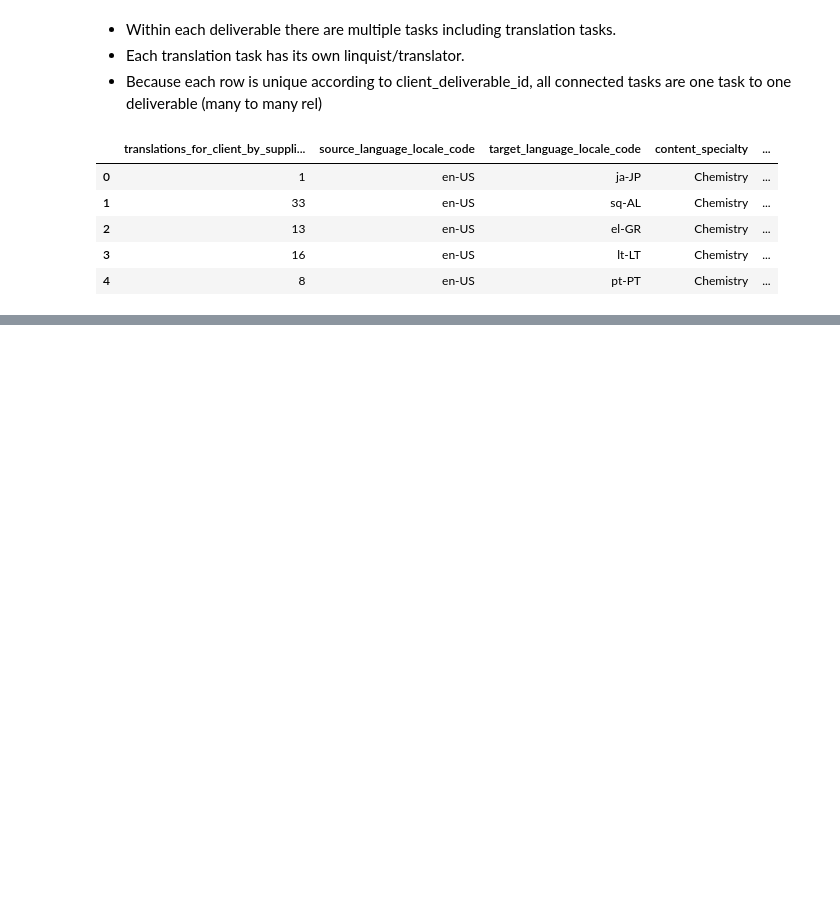
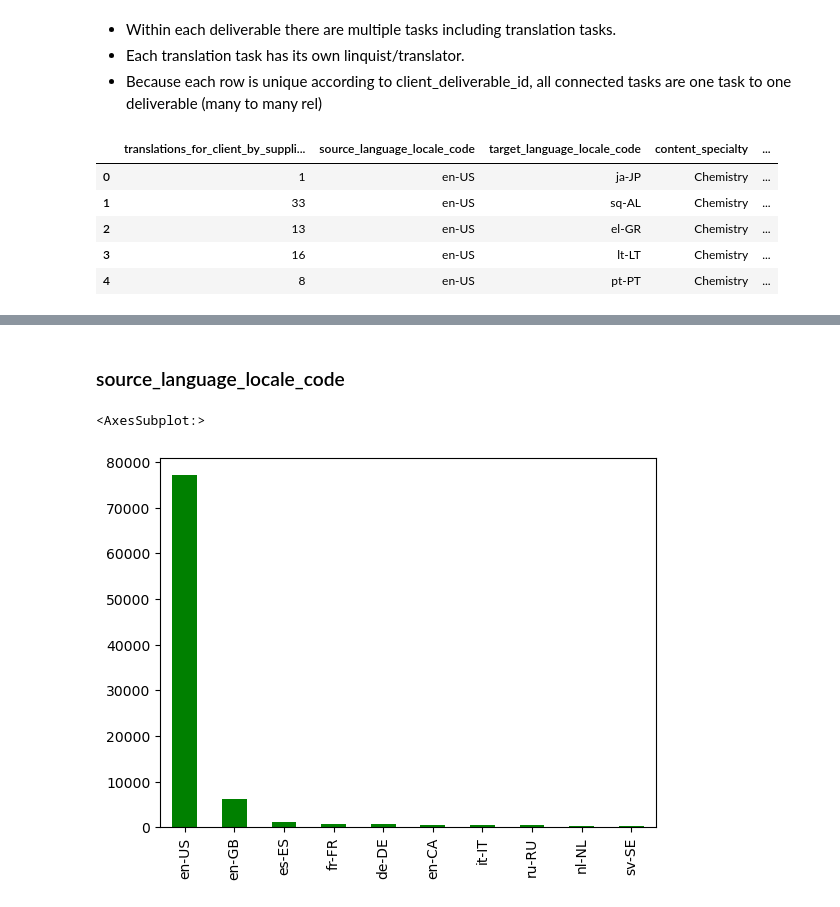
Before and after one commit to mindyng/Take-Homes, a Jupyter notebook: welocalize-sr-da-assessment.ipynb, the cells around one changed output, grey strips where cells are left out. Drawn from its saved outputs; the diff is of its cells as text; code cells hidden in the pictures; blank space fills up the shorter version.

```diff
--- a/welocalize-sr-da-assessment.ipynb
+++ b/welocalize-sr-da-assessment.ipynb
@@ -778,0 +827,10 @@ translation_task.head()
+# %% [markdown]
+### source_language_locale_code
+# %%
+task_otd = translation_task.loc[translation_task['is_client_deliverable_past_due'] == False]
+task_nonotd = translation_task.loc[translation_task['is_client_deliverable_past_due'] == True]
+# %%
+task_otd.source_language_locale_code.value_counts()[:10].plot(kind='bar', color = 'green')
+# %% [output]
+<AxesSubplot:>
+[figure, added]
```
Also changed, not shown: parts of 37 cells of this notebook.
